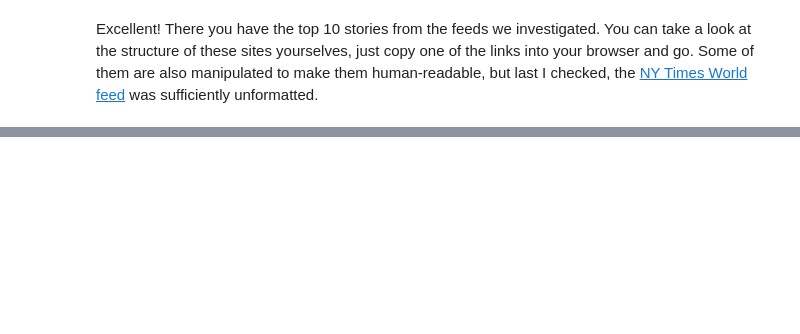
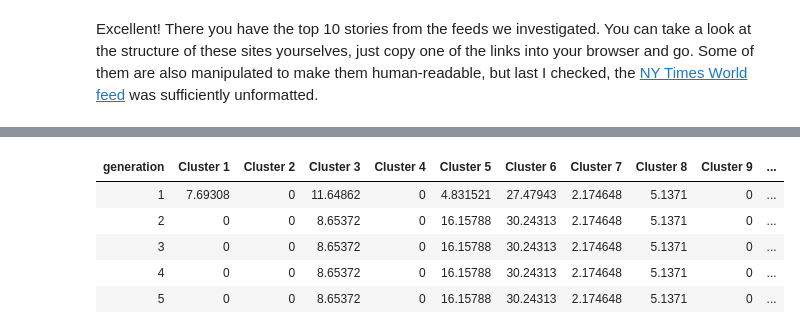
Before and after one commit to millerdw/millerdw.github.io, a Jupyter notebook: _notebooks/FindingTheWords_1/RSSandSimpleNaturalLanguageProcessing.ipynb, the cells around one changed output, grey strips where cells are left out. Drawn from its saved outputs; the diff is of its cells as text; code cells hidden in the pictures; blank space fills up the shorter version.

```diff
--- a/_notebooks/FindingTheWords_1/RSSandSimpleNaturalLanguageProcessing.ipynb
+++ b/_notebooks/FindingTheWords_1/RSSandSimpleNaturalLanguageProcessing.ipynb
@@ -388,0 +638,11 @@ View(result)
+# %%
+shingleDistances <- storeDistances(shingles,distance)
+shingleResults <- cluster(shingles, K, G, shingleDistances)
+shingleResults$history
+# %% [output]
+| generation | Cluster 1 | Cluster 2 | Cluster 3 | Cluster 4 | Cluster 5 | Cluster 6 | Cluster 7 | Cluster 8 | Cluster 9 | ... |
+| 1 | 7.69308 | 0 | 11.64862 | 0 | 4.831521 | 27.47943 | 2.174648 | 5.1371 | 0 | ... |
+| 2 | 0 | 0 | 8.65372 | 0 | 16.15788 | 30.24313 | 2.174648 | 5.1371 | 0 | ... |
+| 3 | 0 | 0 | 8.65372 | 0 | 16.15788 | 30.24313 | 2.174648 | 5.1371 | 0 | ... |
+| 4 | 0 | 0 | 8.65372 | 0 | 16.15788 | 30.24313 | 2.174648 | 5.1371 | 0 | ... |
+| 5 | 0 | 0 | 8.65372 | 0 | 16.15788 | 30.24313 | 2.174648 | 5.1371 | 0 | ... |
```
Also changed, not shown: parts of 44 cells of this notebook, 5 other files.
